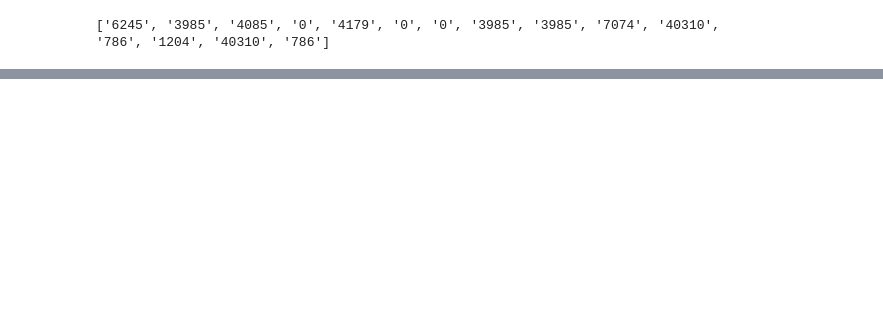
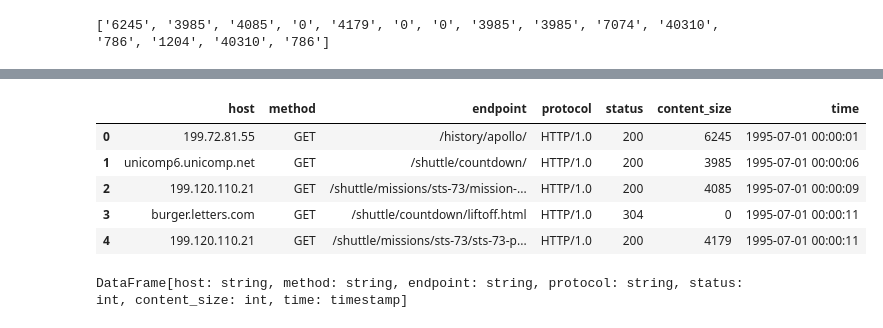
Before and after one commit to Schrrodinger/Server-Log-Analysis-with-NASA-HTTP-Dataset, a Jupyter notebook: 1.ipynb, the cells around one changed output, grey strips where cells are left out. Drawn from its saved outputs; the diff is of its cells as text; code cells hidden in the pictures; blank space fills up the shorter version.

Commit message:
combine and handle missing value

```diff
--- a/1.ipynb
+++ b/1.ipynb
@@ -222,0 +235,12 @@ print(content_size)
+# %%
+from pyspark.sql.functions import regexp_extract
+
+logs_df = base_df.select(regexp_extract('value', host_pattern, 1).alias('host'),
+                         regexp_extract('value', ts_pattern, 1).alias('timestamp'),
+                         regexp_extract('value', method_uri_protocol_pattern, 1).alias('method'),
+                         regexp_extract('value', method_uri_protocol_pattern, 2).alias('endpoint'),
+                         regexp_extract('value', method_uri_protocol_pattern, 3).alias('protocol'),
+                         regexp_extract('value', status_pattern, 1).cast('integer').alias('status'),
+                         regexp_extract('value', content_size_pattern, 1).cast('integer').alias('content_size'))
+logs_df.show(10, truncate=True)
+print((logs_df.count(), len(logs_df.columns)))
@@ -222,0 +349,3 @@ print(content_size)
+# %%
+#fix rows with null content_size
+logs_df = logs_df.na.fill({'content_size':0})
@@ -222,0 +363,23 @@ print(content_size)
+# %%
+from pyspark.sql.functions import udf
+
+month_map = {
+  'Jan': 1, 'Feb': 2, 'Mar':3, 'Apr':4, 'May':5, 'Jun':6, 'Jul':7,
+  'Aug':8,  'Sep': 9, 'Oct':10, 'Nov': 11, 'Dec': 12
+}
+
+def parse_clf_time(text):
+    """ Convert Common Log time format into a Python datetime object
+    Args:
+        text (str): date and time in Apache time format [dd/mmm/yyyy:hh:mm:ss (+/-)zzzz]
+    Returns:
+        a string suitable for passing to CAST('timestamp')
+    """
+    # NOTE: We're ignoring the time zones here, might need to be handled depending on the problem you are solving
+    return "{0:04d}-{1:02d}-{2:02d} {3:02d}:{4:02d}:{5:02d}".format(
+      int(text[7:11]),
+      month_map[text[3:6]],
+      int(text[0:2]),
+      int(text[12:14]),
+      int(text[15:17]),
+      int(text[18:20]))
@@ -222,0 +403,5 @@ print(content_size)
+# %%
+udf_parse_time = udf(parse_clf_time)
+
+logs_df = logs_df.select('*', udf_parse_time(logs_df['timestamp']).cast('timestamp').alias('time')).drop('timestamp')
+logs_df.show(10, truncate=True)
@@ -222,0 +435,13 @@ print(content_size)
+# %%
+logs_df.limit(5).toPandas()
+# %% [output]
+|  | host | method | endpoint | protocol | status | content_size | time |
+| 0 | 199.72.81.55 | GET | /history/apollo/ | HTTP/1.0 | 200 | 6245 | 1995-07-01 00:00:01 |
+| 1 | unicomp6.unicomp.net | GET | /shuttle/countdown/ | HTTP/1.0 | 200 | 3985 | 1995-07-01 00:00:06 |
+| 2 | 199.120.110.21 | GET | /shuttle/missions/sts-73/mission-... | HTTP/1.0 | 200 | 4085 | 1995-07-01 00:00:09 |
+| 3 | burger.letters.com | GET | /shuttle/countdown/liftoff.html | HTTP/1.0 | 304 | 0 | 1995-07-01 00:00:11 |
+| 4 | 199.120.110.21 | GET | /shuttle/missions/sts-73/sts-73-p... | HTTP/1.0 | 200 | 4179 | 1995-07-01 00:00:11 |
+# %%
+logs_df.cache()
+# %% [output]
+DataFrame[host: string, method: string, endpoint: string, protocol: string, status: int, content_size: int, time: timestamp]
```
Also changed, not shown: parts of 37 cells of this notebook, 3 other files.
